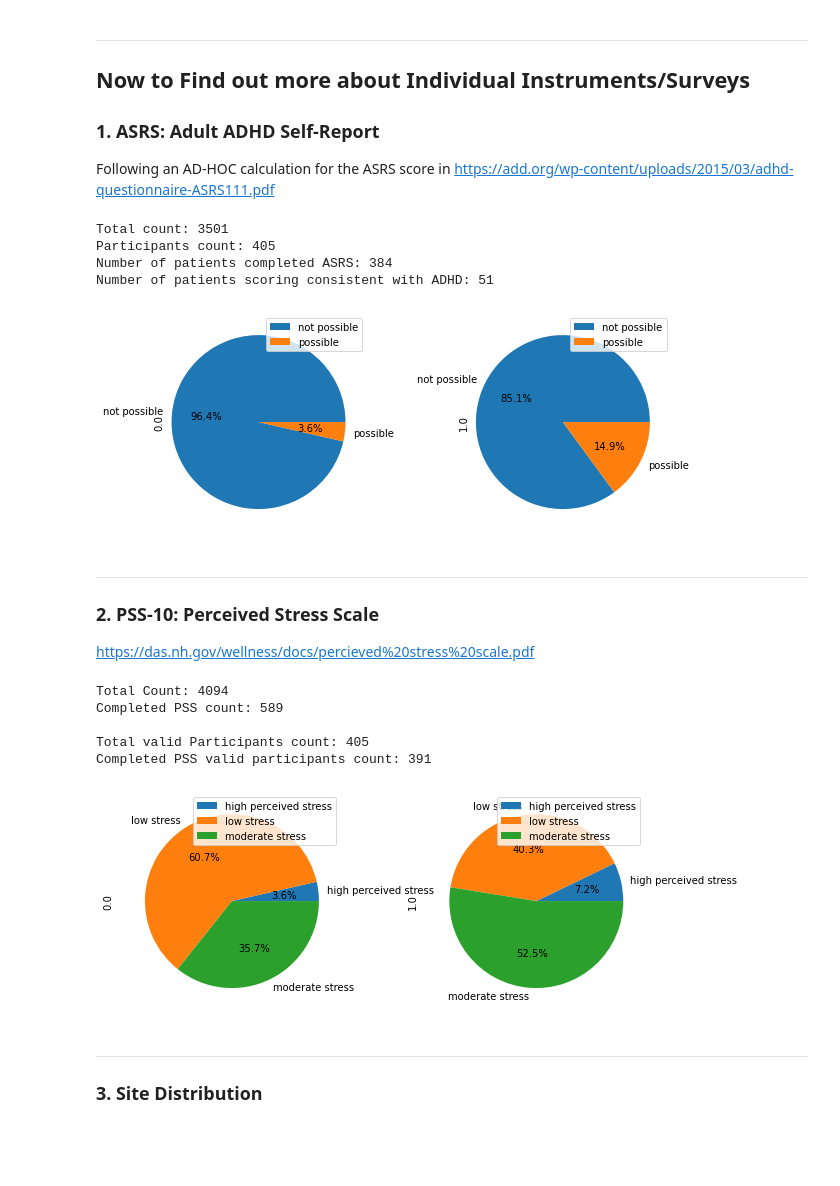
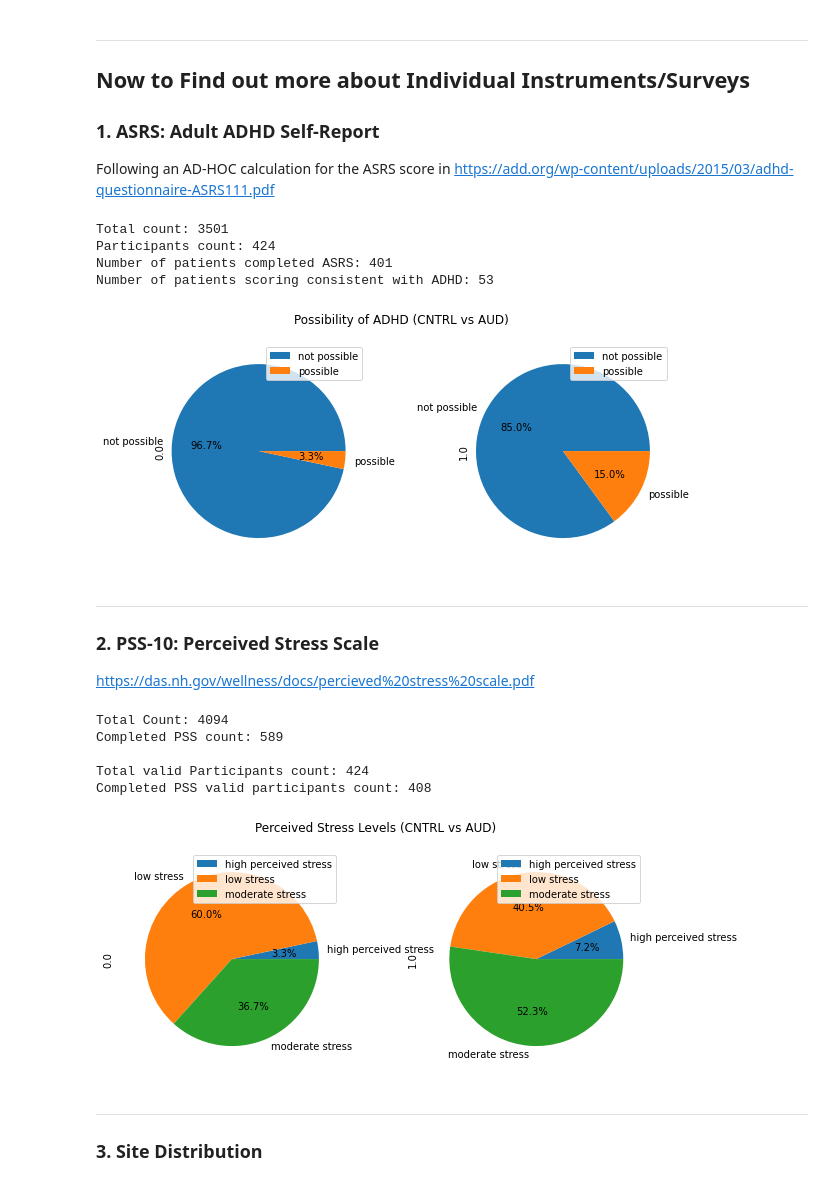
Before and after one commit to ahmedtarek-/MRI-Data-Analysis, a Jupyter notebook: Particpants Data Analysis.ipynb, the cells around one changed output. Cells and saved outputs as stored; diff of their text form; code cells hidden in the pictures; blank space fills up the shorter version.

```diff
--- a/Particpants Data Analysis.ipynb
+++ b/Particpants Data Analysis.ipynb
@@ -65,7 +73,7 @@ import math
 import warnings
 warnings.filterwarnings('ignore')
 
-data_df = pd.read_csv('../files/participants.csv')
+data_df = pd.read_csv('files/participants.csv')
 
 print("Total count: {}".format(len(data_df))) # size
 
@@ -74,6 +82,7 @@ valid_participants_df = actual_participants_df.loc[actual_participants_df.t1_exi
 # print(valid_participants_df)
 print("Participants w T1w images count: {}\n".format(len(valid_participants_df))) # size
 
-actual_participants_df.t1_exists.value_counts().plot(kind='pie',autopct='%1.1f%%')
+actual_participants_df.t1_exists.value_counts().plot(kind='pie',autopct='%1.1f%%', title="Subjects with T1w image present")
+plt.show()
 # %% [output]
 Total count: 845
@@ -136,7 +135,7 @@ Female count: 138
 Following an AD-HOC calculation for the ASRS score in
 https://add.org/wp-content/uploads/2015/03/adhd-questionnaire-ASRS111.pdf
 # %%
-asrs_data_df = pd.read_csv('../files/raw/64-At_home_ASRS_LABELS.csv')
+asrs_data_df = pd.read_csv('files/raw/64-At_home_ASRS_LABELS.csv')
 asrs_data_main_visit_df = asrs_data_df[asrs_data_df["Event Name"] == "Erhebungszeitpunkt 1"]
 completed_asrs_data_df = asrs_data_main_visit_df[asrs_data_df["Complete?"] == "Complete"]
 
@@ -179,45 +178,45 @@ def asrs_rating(score):
     if score >= 4:
         return "possible";
     else:
         return "not possible";
 
 asrs_score = [asrs_score(row[0],row[1],row[2],row[3],row[4],row[5]) for row in \
          asrs_data_main_visit_df[
             [asrs_columns[1], asrs_columns[2], asrs_columns[3], asrs_columns[4], asrs_columns[5], asrs_columns[6]]
         ].to_numpy()]
 asrs_rating = [asrs_rating(score) for score in asrs_score]
 
 asrs_data_main_visit_df['asrs_score'] = asrs_score
 asrs_data_main_visit_df['asrs_rating'] = asrs_rating
 
 intermediate = asrs_data_main_visit_df[["Participant ID", "asrs_score", "asrs_rating"]]
 
 merged_results = pd.merge(valid_participants_df, intermediate, left_on="participant_id", right_on="Participant ID")
 asrs_completed_participants = merged_results[merged_results["asrs_score"] > -1]
 adhd_participants = asrs_completed_participants[merged_results["asrs_score"] >= 4]
 
 # print(merged_results)
 
 asrs_completed_participants
 print("Number of patients completed ASRS: {}".format(len(asrs_completed_participants)))
-print("Number of patients scoring consistent with ADHD: {}".format(len(adhd_participants)))
+print("Number of patients scoring consistent with ADHD: {}\n".format(len(adhd_participants)))
 
-axes = asrs_completed_participants.groupby(['asrs_rating', 'aud']).size().unstack().plot(kind='pie', figsize=[10, 4], autopct='%1.1f%%', subplots=True)
+axes = asrs_completed_participants.groupby(['asrs_rating', 'aud']).size().unstack().plot(kind='pie', figsize=[10, 4], autopct='%1.1f%%', subplots=True, title="Possibility of ADHD (CNTRL vs AUD)")
 for ax in axes:
     ax.set_aspect('equal')
     ax.yaxis.labelpad = -15
 # %% [output]
 Total count: 3501
-Participants count: 405
-Number of patients completed ASRS: 384
-Number of patients scoring consistent with ADHD: 51
+Participants count: 424
+Number of patients completed ASRS: 401
+Number of patients scoring consistent with ADHD: 53
-[figure, old version]
+[figure, new version]
 # %% [markdown]
 --------------------------------------------
 ### 2. PSS-10: Perceived Stress Scale
 https://das.nh.gov/wellness/docs/percieved%20stress%20scale.pdf
 # %%
-pss_data_df = pd.read_csv('../files/raw/71-At_home_PSS-10_LABELS.csv')
+pss_data_df = pd.read_csv('files/raw/71-At_home_PSS-10_LABELS.csv')
 pss_data_main_visit_df = pss_data_df[pss_data_df["Event Name"] == "Erhebungszeitpunkt 1"]
 completed_pss_data_df = pss_data_main_visit_df[pss_data_df["Complete?"] == "Complete"]
 
@@ -287,10 +286,10 @@ merged_results_pss = pd.merge(valid_participants_df, intermediate, left_on="part
 pss_completed_participants = merged_results_pss[merged_results_pss["pss_score"] > -1]
 
 print("\nTotal valid Participants count: {}".format(len(valid_participants_df))) # size
-print("Completed PSS valid participants count: {}".format(len(pss_completed_participants)))
+print("Completed PSS valid participants count: {}\n".format(len(pss_completed_participants)))
 
 # pss_completed_participants.groupby(['aud','pss_rating']).size().unstack().plot(kind='barh')
-axes = pss_completed_participants.groupby(['pss_rating','aud']).size().unstack().plot(kind='pie', figsize=[10, 4], autopct='%1.1f%%', subplots=True)
+axes = pss_completed_participants.groupby(['pss_rating','aud']).size().unstack().plot(kind='pie', figsize=[10, 4], autopct='%1.1f%%', subplots=True, title="Perceived Stress Levels (CNTRL vs AUD)")
 for ax in axes:
     ax.set_aspect('equal')
     ax.yaxis.labelpad = 10
@@ -299,9 +298,9 @@ for ax in axes:
 Total Count: 4094
 Completed PSS count: 589
 
-Total valid Participants count: 405
-Completed PSS valid participants count: 391
+Total valid Participants count: 424
+Completed PSS valid participants count: 408
-[figure, old version]
+[figure, new version]
 # %% [markdown]
 ------------------
 
```
Also changed, not shown: parts of 15 cells of this notebook, 8 other files.
